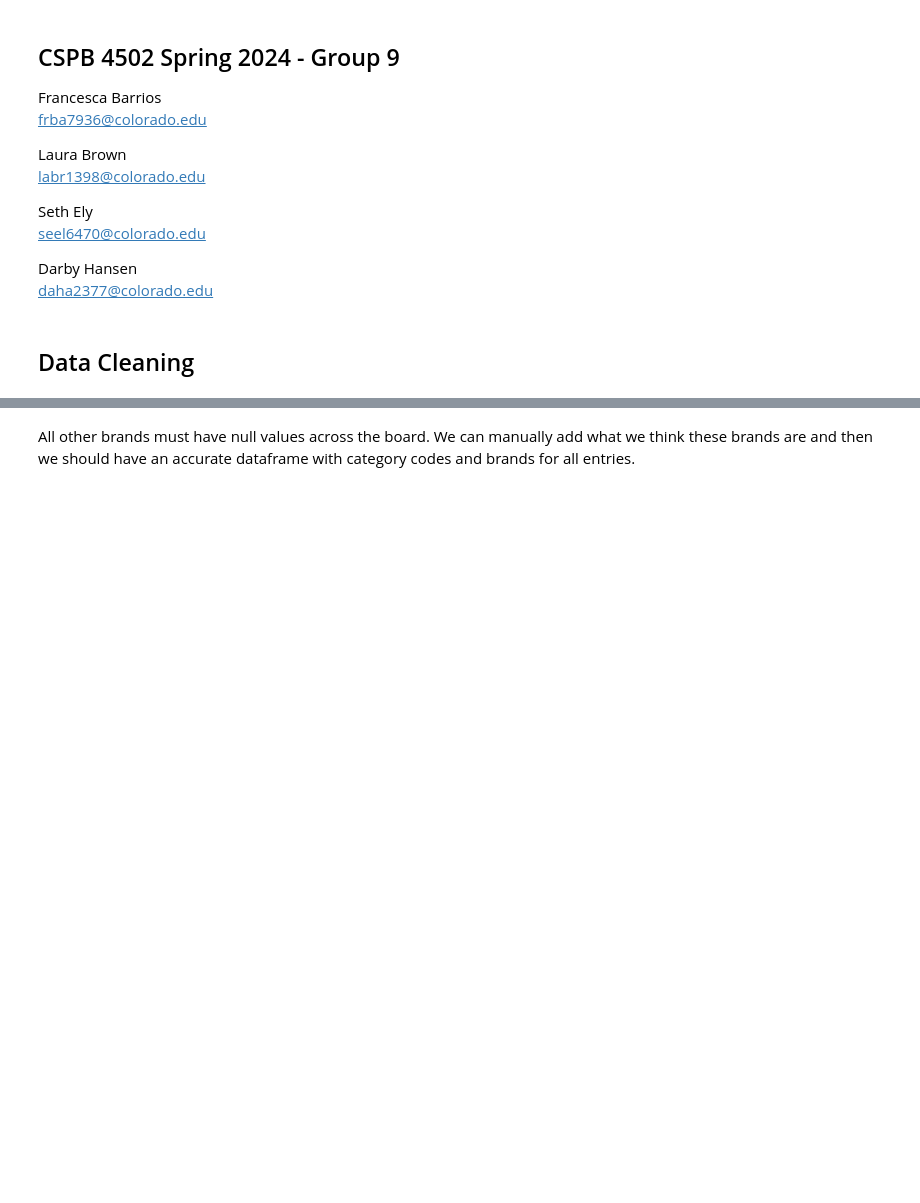
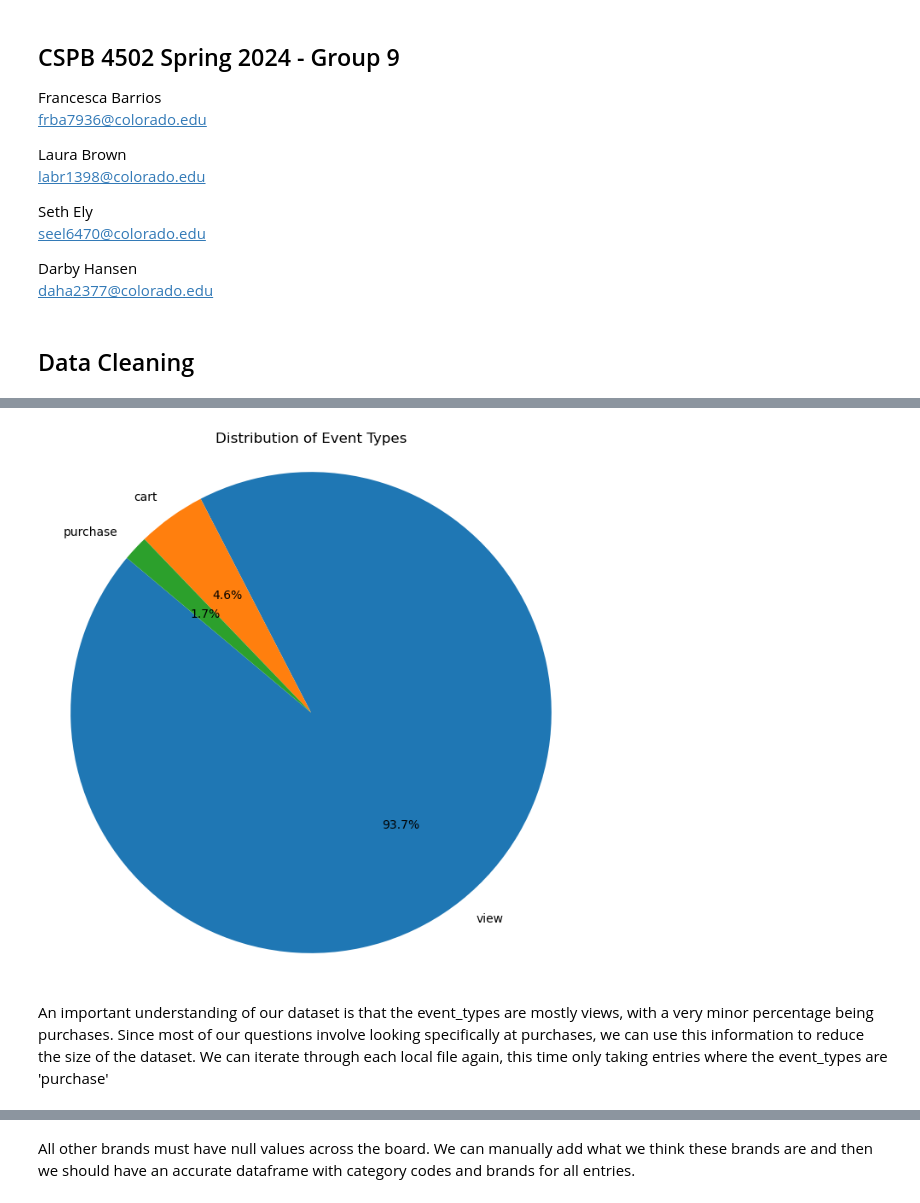
Before and after one commit to seel6470/CSPB-4502-Group-9-Project, a Jupyter notebook: Project Code.ipynb, the cells around one changed output, grey strips where cells are left out. Drawn from its saved outputs; the diff is of its cells as text; code cells hidden in the pictures; blank space fills up the shorter version.

Commit message:
trying again

```diff
--- a/Project Code.ipynb
+++ b/Project Code.ipynb
@@ -92,0 +52,16 @@ df.head()
+# %%
+sample_df = pd.read_csv('./all_months_sampled.csv.gz',compression='gzip')
+
+event_counts = sample_df['event_type'].value_counts()
+
+
+plt.figure(figsize=(8, 8))
+plt.pie(event_counts, labels=event_counts.index, autopct='%1.1f%%', startangle=140)
+plt.title('Distribution of Event Types')
+plt.axis('equal')  # Equal aspect ratio ensures that pie is drawn as a circle.
+
+plt.show()
+# %% [output]
+[figure, added]
+# %% [markdown]
+An important understanding of our dataset is that the event_types are mostly views, with a very minor percentage being purchases. Since most of our questions involve looking specifically at purchases, we can use this information to reduce the size of the dataset. We can iterate through each local file again, this time only taking entries where the event_types are 'purchase'
```
Also changed, not shown: parts of 26 cells of this notebook, 2 other files.
